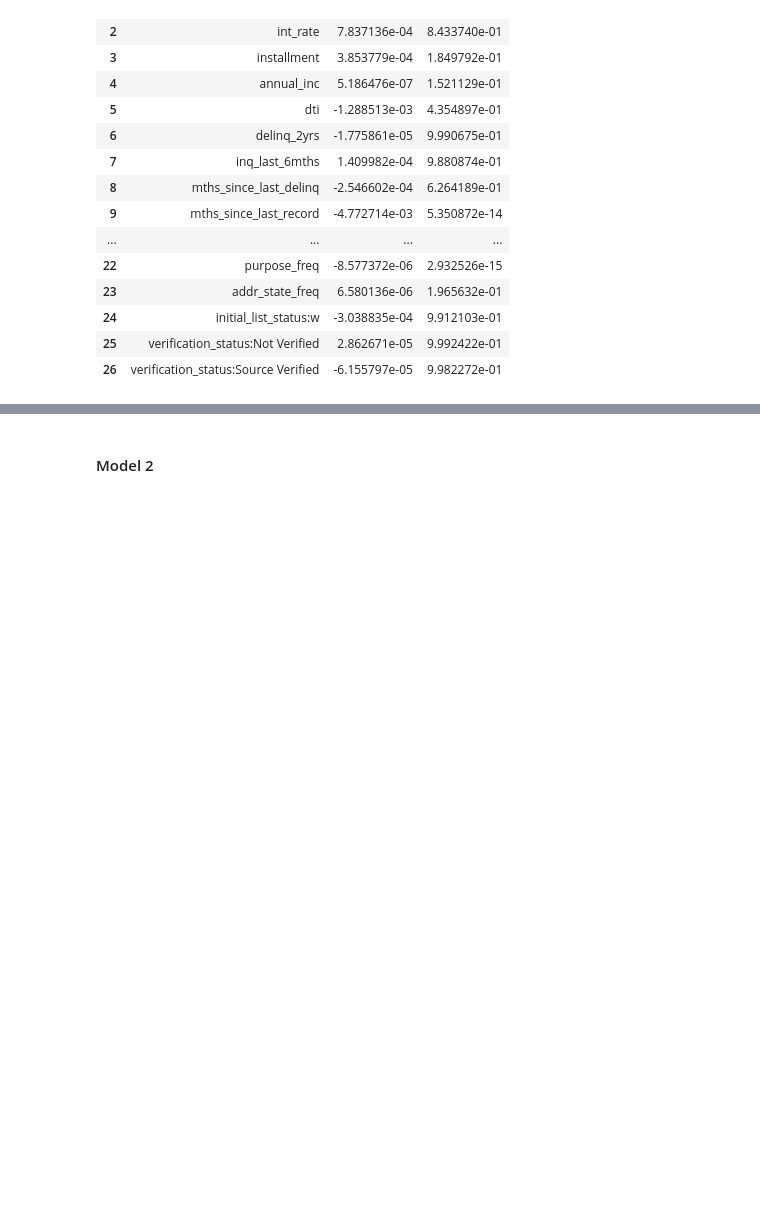
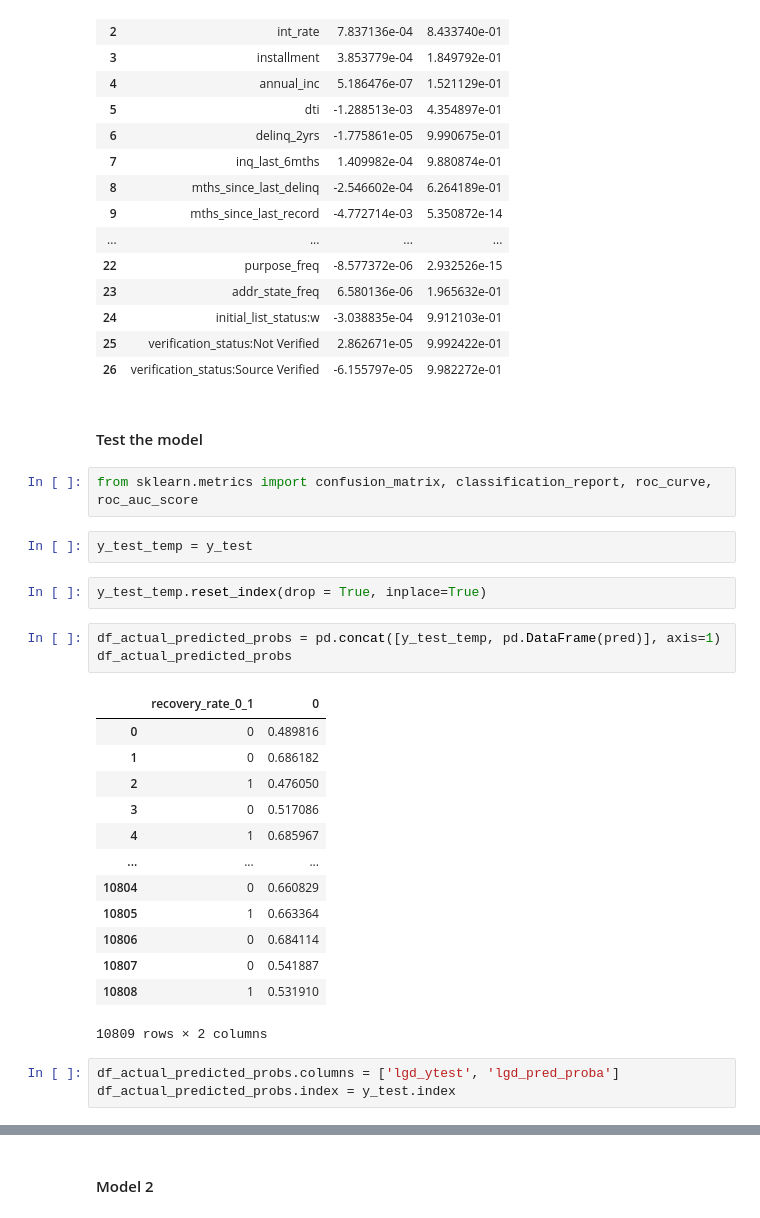
Before and after one commit to Melodie97/Machine-Learning-Projects, a Jupyter notebook: Credit Risk Modelling/Credit_Risk_Modelling-LGD_Model_Estimation.ipynb, the cells around one changed output, grey strips where cells are left out. Cells and saved outputs as stored; diff of their text form; blank space fills up the shorter version.

```diff
--- a/Credit Risk Modelling/Credit Risk Modelling - LGD Model Estimation.ipynb
+++ b/Credit Risk Modelling/Credit_Risk_Modelling-LGD_Model_Estimation.ipynb
@@ -221,3 +222,31 @@ summary_table
 | 24 | initial_list_status:w | -3.038835e-04 | 9.912103e-01 |
 | 25 | verification_status:Not Verified | 2.862671e-05 | 9.992422e-01 |
 | 26 | verification_status:Source Verified | -6.155797e-05 | 9.982272e-01 |
+# %% [markdown]
+#### Test the model
+# %%
+from sklearn.metrics import confusion_matrix, classification_report, roc_curve, roc_auc_score
+# %%
+y_test_temp = y_test
+# %%
+y_test_temp.reset_index(drop = True, inplace=True)
+# %%
+df_actual_predicted_probs = pd.concat([y_test_temp, pd.DataFrame(pred)], axis=1)
+df_actual_predicted_probs
+# %% [output]
+|  | recovery_rate_0_1 | 0 |
+| 0 | 0 | 0.489816 |
+| 1 | 0 | 0.686182 |
+| 2 | 1 | 0.476050 |
+| 3 | 0 | 0.517086 |
+| 4 | 1 | 0.685967 |
+| ... | ... | ... |
+| 10804 | 0 | 0.660829 |
+| 10805 | 1 | 0.663364 |
+| 10806 | 0 | 0.684114 |
+| 10807 | 0 | 0.541887 |
+| 10808 | 1 | 0.531910 |
+10809 rows × 2 columns
+# %%
+df_actual_predicted_probs.columns = ['lgd_ytest', 'lgd_pred_proba']
+df_actual_predicted_probs.index = y_test.index
```
Also changed, not shown: parts of 53 cells of this notebook.
